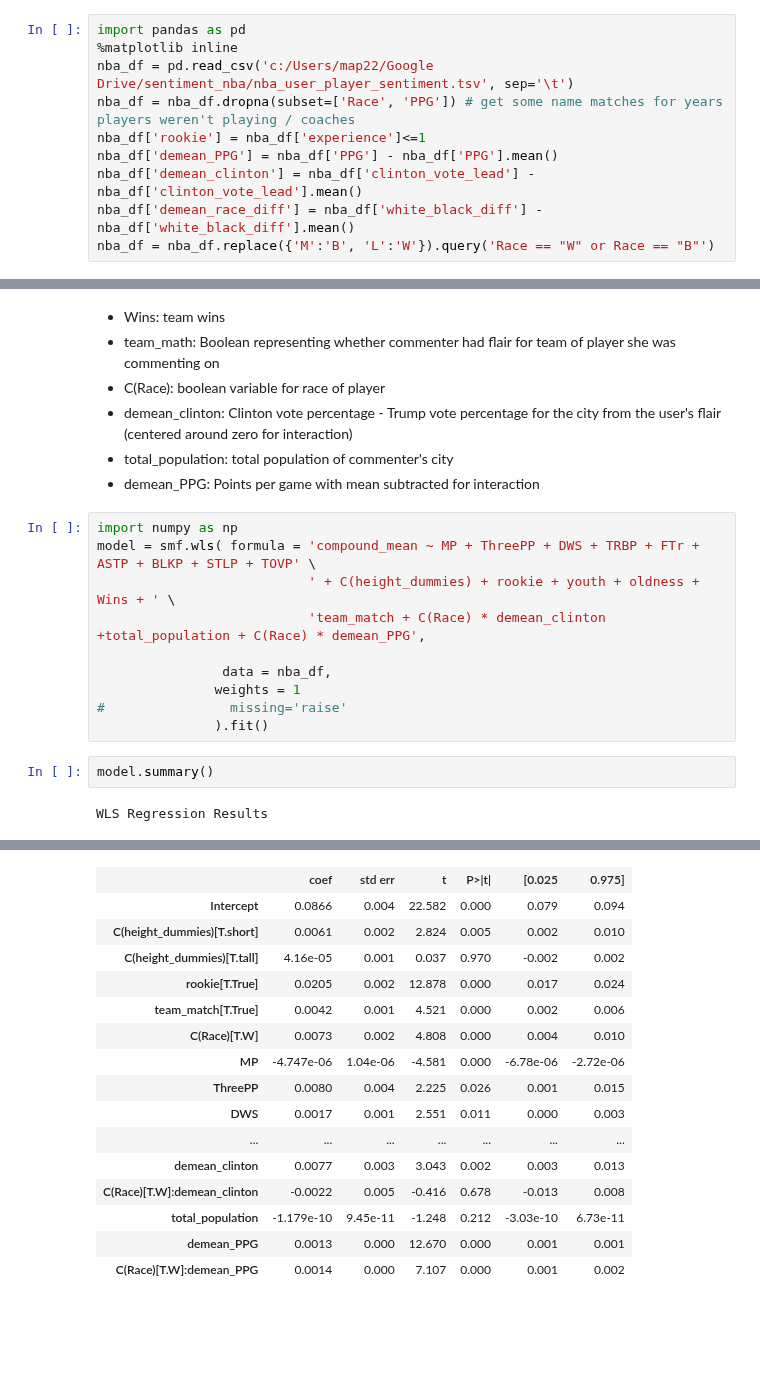
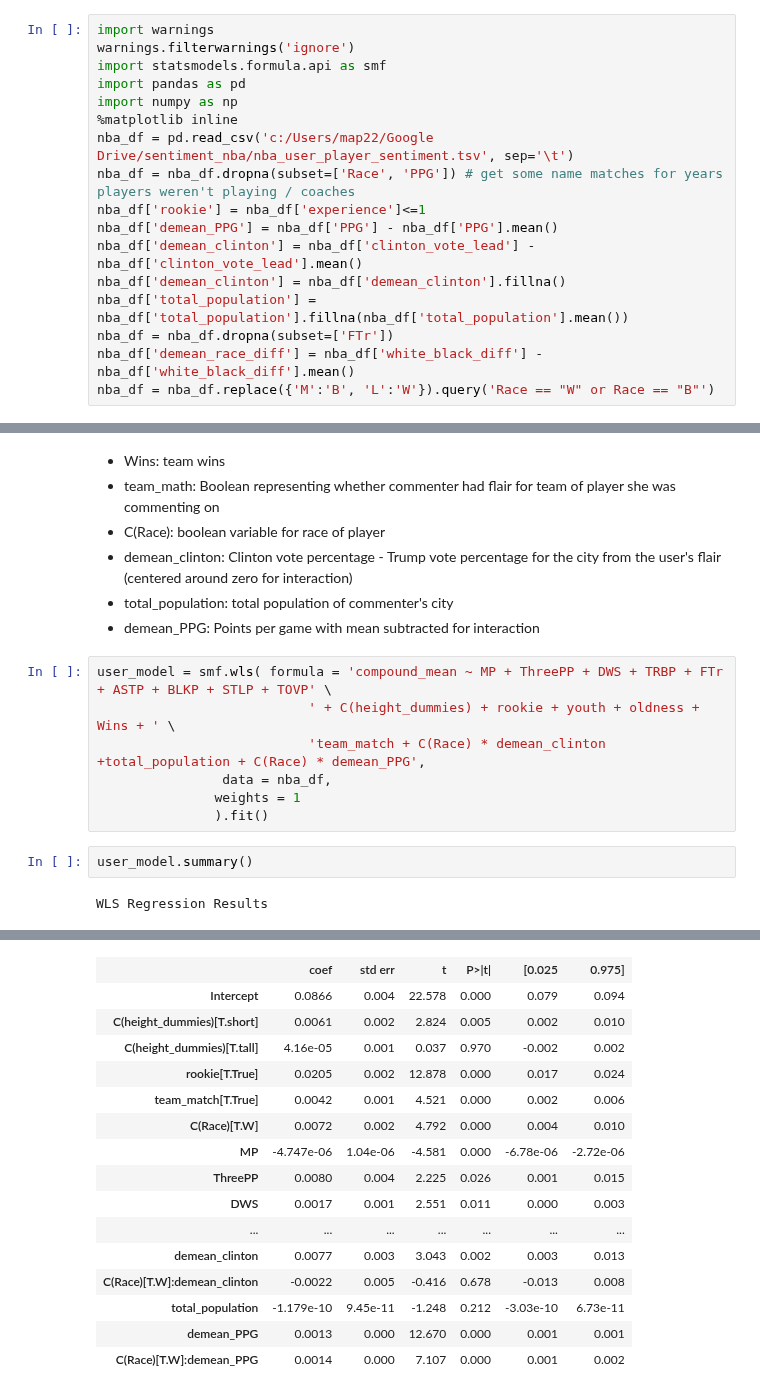
Before and after one commit to map222/trailofpapers, a Jupyter notebook: sentiment_sports/paper/regression_sentiment.ipynb, the cells around one changed output, grey strips where cells are left out. Saved outputs shown, nothing was run; the diff lists cells and outputs as text; blank space fills up the shorter version.

```diff
--- a/sentiment_sports/paper/regression_sentiment.ipynb
+++ b/sentiment_sports/paper/regression_sentiment.ipynb
@@ -23,13 +20,20 @@ Before describing how we did the regression, let's briefly go over how we aggreg
 
 Rather than aggregate the data here, I'll just load it from disk. (I have not made this data publicly available as it has some information about individual users, but I would be happy to share it privately.)
 # %%
+import warnings
+warnings.filterwarnings('ignore')
+import statsmodels.formula.api as smf
 import pandas as pd
+import numpy as np
 %matplotlib inline
 nba_df = pd.read_csv('c:/Users/map22/Google Drive/sentiment_nba/nba_user_player_sentiment.tsv', sep='\t')
 nba_df = nba_df.dropna(subset=['Race', 'PPG']) # get some name matches for years players weren't playing / coaches
 nba_df['rookie'] = nba_df['experience']<=1
 nba_df['demean_PPG'] = nba_df['PPG'] - nba_df['PPG'].mean()
 nba_df['demean_clinton'] = nba_df['clinton_vote_lead'] - nba_df['clinton_vote_lead'].mean()
+nba_df['demean_clinton'] = nba_df['demean_clinton'].fillna()
+nba_df['total_population'] = nba_df['total_population'].fillna(nba_df['total_population'].mean())
+nba_df = nba_df.dropna(subset=['FTr'])
 nba_df['demean_race_diff'] = nba_df['white_black_diff'] - nba_df['white_black_diff'].mean()
 nba_df = nba_df.replace({'M':'B', 'L':'W'}).query('Race == "W" or Race == "B"')
 # %% [markdown]
@@ -109,17 +112,14 @@ Now that we have a sense of how to interpret coefficients, we can add more covar
 * total_population: total population of commenter's city
 * demean_PPG: Points per game with mean subtracted for interaction
 # %%
-import numpy as np
-model = smf.wls( formula = 'compound_mean ~ MP + ThreePP + DWS + TRBP + FTr + ASTP + BLKP + STLP + TOVP' \
+user_model = smf.wls( formula = 'compound_mean ~ MP + ThreePP + DWS + TRBP + FTr + ASTP + BLKP + STLP + TOVP' \
                            ' + C(height_dummies) + rookie + youth + oldness + Wins + ' \
                            'team_match + C(Race) * demean_clinton +total_population + C(Race) * demean_PPG',
-
                 data = nba_df,
                weights = 1
-#                missing='raise'
                ).fit()
 # %%
-model.summary()
+user_model.summary()
 # %% [output]
 WLS Regression Results
 | Dep. Variable: | compound_mean | R-squared: | 0.002 |
@@ -130,14 +130,14 @@ WLS Regression Results
 | No. Observations: | 758575 | AIC: | 4.792e+05 |
 | Df Residuals: | 758552 | BIC: | 4.795e+05 |
 | Df Model: | 22 |  |  |
 | Covariance Type: | nonrobust |  |  |
 |  | coef | std err | t | P>|t| | [0.025 | 0.975] |
-| Intercept | 0.0866 | 0.004 | 22.582 | 0.000 | 0.079 | 0.094 |
+| Intercept | 0.0866 | 0.004 | 22.578 | 0.000 | 0.079 | 0.094 |
 | C(height_dummies)[T.short] | 0.0061 | 0.002 | 2.824 | 0.005 | 0.002 | 0.010 |
 | C(height_dummies)[T.tall] | 4.16e-05 | 0.001 | 0.037 | 0.970 | -0.002 | 0.002 |
 | rookie[T.True] | 0.0205 | 0.002 | 12.878 | 0.000 | 0.017 | 0.024 |
 | team_match[T.True] | 0.0042 | 0.001 | 4.521 | 0.000 | 0.002 | 0.006 |
-| C(Race)[T.W] | 0.0073 | 0.002 | 4.808 | 0.000 | 0.004 | 0.010 |
+| C(Race)[T.W] | 0.0072 | 0.002 | 4.792 | 0.000 | 0.004 | 0.010 |
 | MP | -4.747e-06 | 1.04e-06 | -4.581 | 0.000 | -6.78e-06 | -2.72e-06 |
 | ThreePP | 0.0080 | 0.004 | 2.225 | 0.026 | 0.001 | 0.015 |
 | DWS | 0.0017 | 0.001 | 2.551 | 0.011 | 0.000 | 0.003 |
```
Also changed, not shown: parts of 35 cells of this notebook, 2 other files.
